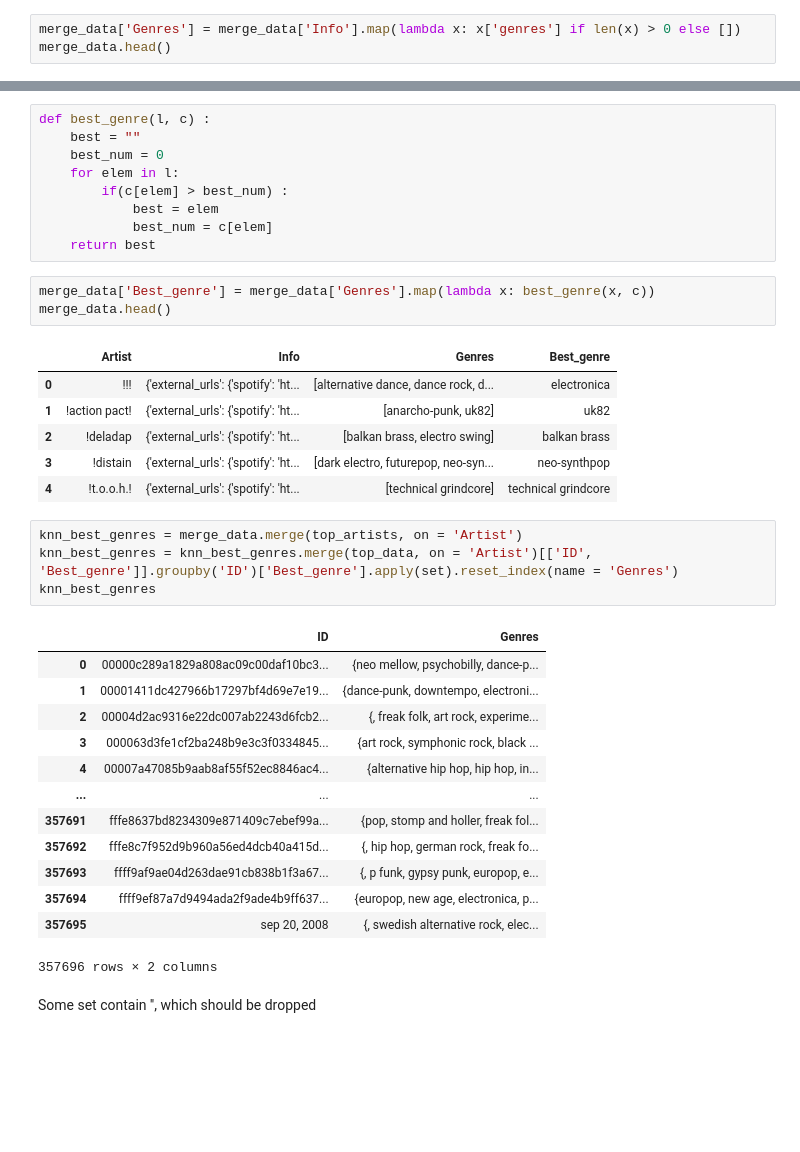
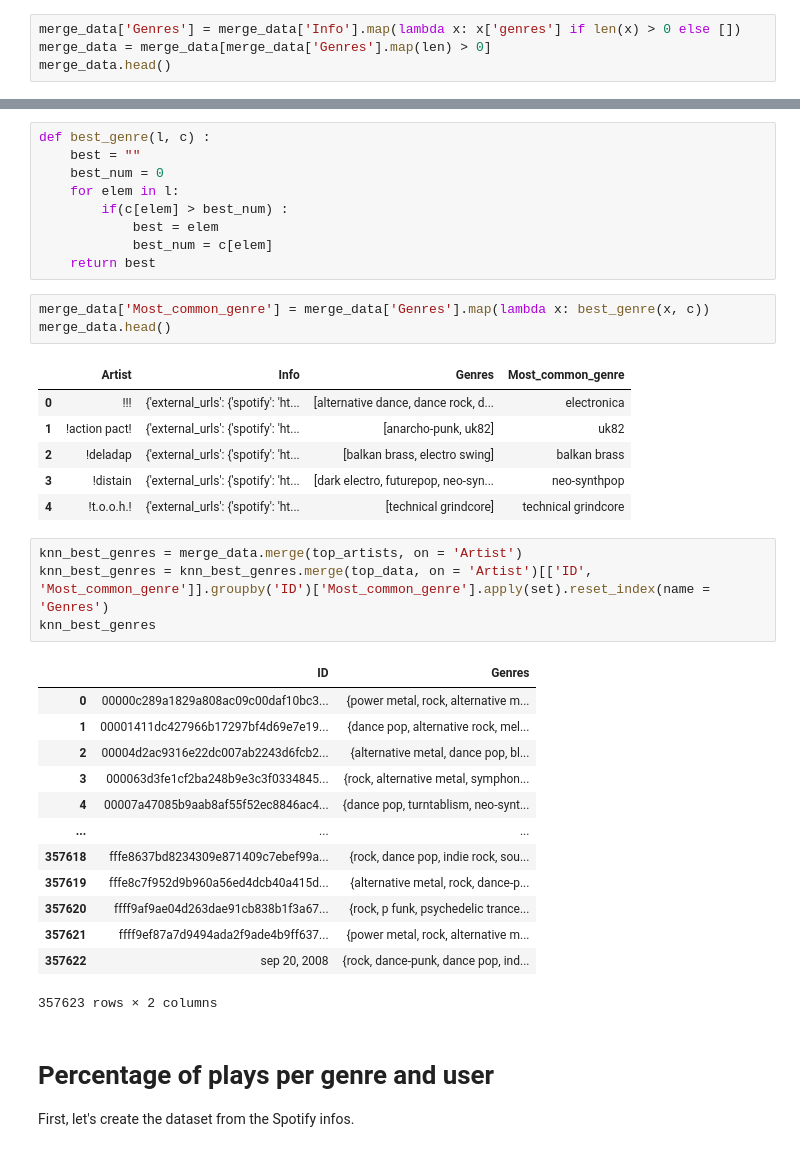
Before and after one commit to Caotick/mlbd-project, a Jupyter notebook: mlbd_project_spotify_api.ipynb, the cells around one changed output, grey strips where cells are left out. Saved outputs shown, nothing was run; the diff lists cells and outputs as text; blank space fills up the shorter version.

```diff
--- a/mlbd_project_spotify_api.ipynb
+++ b/mlbd_project_spotify_api.ipynb
@@ -403,6 +320,7 @@ merge_data.head()
 | 4 | !t.o.o.h.! | {'external_urls': {'spotify': 'ht... |
 # %%
 merge_data['Genres'] = merge_data['Info'].map(lambda x: x['genres'] if len(x) > 0 else [])
+merge_data = merge_data[merge_data['Genres'].map(len) > 0]
 merge_data.head()
 # %% [output]
 |  | Artist | Info | Genres |
@@ -461,10 +379,10 @@ def best_genre(l, c) :
             best_num = c[elem]
     return best
 # %%
-merge_data['Best_genre'] = merge_data['Genres'].map(lambda x: best_genre(x, c))
+merge_data['Most_common_genre'] = merge_data['Genres'].map(lambda x: best_genre(x, c))
 merge_data.head()
 # %% [output]
-|  | Artist | Info | Genres | Best_genre |
+|  | Artist | Info | Genres | Most_common_genre |
 | 0 | !!! | {'external_urls': {'spotify': 'ht... | [alternative dance, dance rock, d... | electronica |
 | 1 | !action pact! | {'external_urls': {'spotify': 'ht... | [anarcho-punk, uk82] | uk82 |
 | 2 | !deladap | {'external_urls': {'spotify': 'ht... | [balkan brass, electro swing] | balkan brass |
@@ -472,21 +390,23 @@ merge_data.head()
 | 4 | !t.o.o.h.! | {'external_urls': {'spotify': 'ht... | [technical grindcore] | technical grindcore |
 # %%
 knn_best_genres = merge_data.merge(top_artists, on = 'Artist')
-knn_best_genres = knn_best_genres.merge(top_data, on = 'Artist')[['ID', 'Best_genre']].groupby('ID')['Best_genre'].apply(set).reset_index(name = 'Genres')
+knn_best_genres = knn_best_genres.merge(top_data, on = 'Artist')[['ID', 'Most_common_genre']].groupby('ID')['Most_common_genre'].apply(set).reset_index(name = 'Genres')
 knn_best_genres
 # %% [output]
 |  | ID | Genres |
-| 0 | 00000c289a1829a808ac09c00daf10bc3... | {neo mellow, psychobilly, dance-p... |
-| 1 | 00001411dc427966b17297bf4d69e7e19... | {dance-punk, downtempo, electroni... |
-| 2 | 00004d2ac9316e22dc007ab2243d6fcb2... | {, freak folk, art rock, experime... |
-| 3 | 000063d3fe1cf2ba248b9e3c3f0334845... | {art rock, symphonic rock, black ... |
-| 4 | 00007a47085b9aab8af55f52ec8846ac4... | {alternative hip hop, hip hop, in... |
+| 0 | 00000c289a1829a808ac09c00daf10bc3... | {power metal, rock, alternative m... |
+| 1 | 00001411dc427966b17297bf4d69e7e19... | {dance pop, alternative rock, mel... |
+| 2 | 00004d2ac9316e22dc007ab2243d6fcb2... | {alternative metal, dance pop, bl... |
+| 3 | 000063d3fe1cf2ba248b9e3c3f0334845... | {rock, alternative metal, symphon... |
+| 4 | 00007a47085b9aab8af55f52ec8846ac4... | {dance pop, turntablism, neo-synt... |
 | ... | ... | ... |
-| 357691 | fffe8637bd8234309e871409c7ebef99a... | {pop, stomp and holler, freak fol... |
-| 357692 | fffe8c7f952d9b960a56ed4dcb40a415d... | {, hip hop, german rock, freak fo... |
-| 357693 | ffff9af9ae04d263dae91cb838b1f3a67... | {, p funk, gypsy punk, europop, e... |
-| 357694 | ffff9ef87a7d9494ada2f9ade4b9ff637... | {europop, new age, electronica, p... |
-| 357695 | sep 20, 2008 | {, swedish alternative rock, elec... |
+| 357618 | fffe8637bd8234309e871409c7ebef99a... | {rock, dance pop, indie rock, sou... |
+| 357619 | fffe8c7f952d9b960a56ed4dcb40a415d... | {alternative metal, rock, dance-p... |
+| 357620 | ffff9af9ae04d263dae91cb838b1f3a67... | {rock, p funk, psychedelic trance... |
+| 357621 | ffff9ef87a7d9494ada2f9ade4b9ff637... | {power metal, rock, alternative m... |
+| 357622 | sep 20, 2008 | {rock, dance-punk, dance pop, ind... |
-357696 rows × 2 columns
+357623 rows × 2 columns
-# %% [markdown]
-Some set contain '', which should be dropped
+# %% [markdown]
+# Percentage of plays per genre and user
+
+First, let's create the dataset from the Spotify infos.
```
Also changed, not shown: parts of 28 cells of this notebook.
